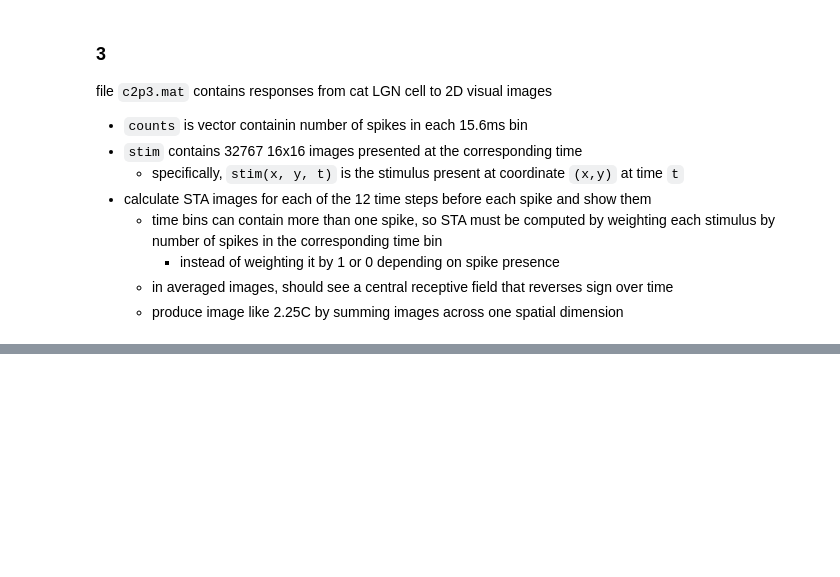
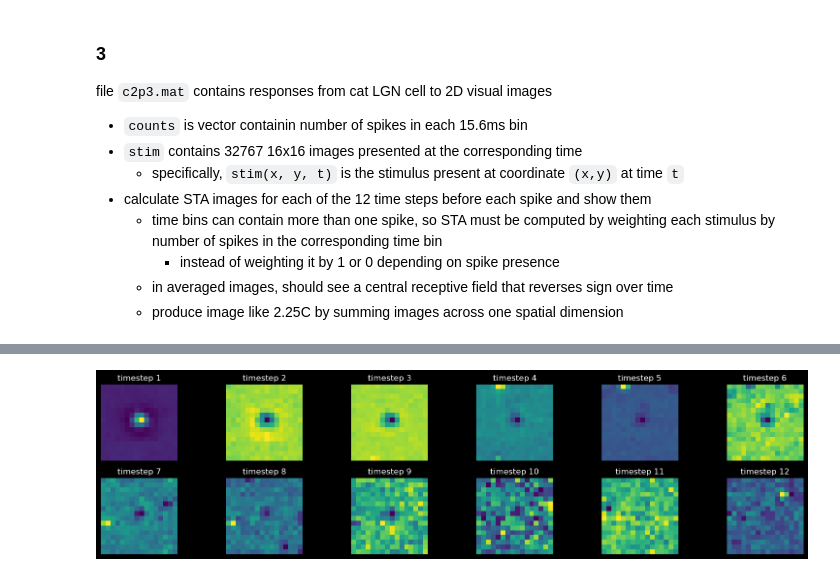
Before and after one commit to polsen99/theoretical_neuroscience, a Jupyter notebook: ch2.ipynb, the cells around one changed output, grey strips where cells are left out. Cells and saved outputs as stored; diff of their text form; code cells hidden in the pictures; blank space fills up the shorter version.

```diff
--- a/ch2.ipynb
+++ b/ch2.ipynb
@@ -263,0 +261,13 @@ summed_sta = spatial_sta_sum(sta, 0)
+# %%
+# plot at each timepoint
+fig, axes = plt.subplots(2, 6, figsize=(16, 4))
+
+for i in range(12):
+    ax = axes[i//6][i%6]
+    ax.imshow(sta[:, :, i])
+    ax.set_title(f'timestep {i+1}')
+    ax.axis('off')
+
+plt.tight_layout()
+# %% [output]
+[figure, added]
```
Also changed, not shown: parts of 5 cells of this notebook, 1 other file.
